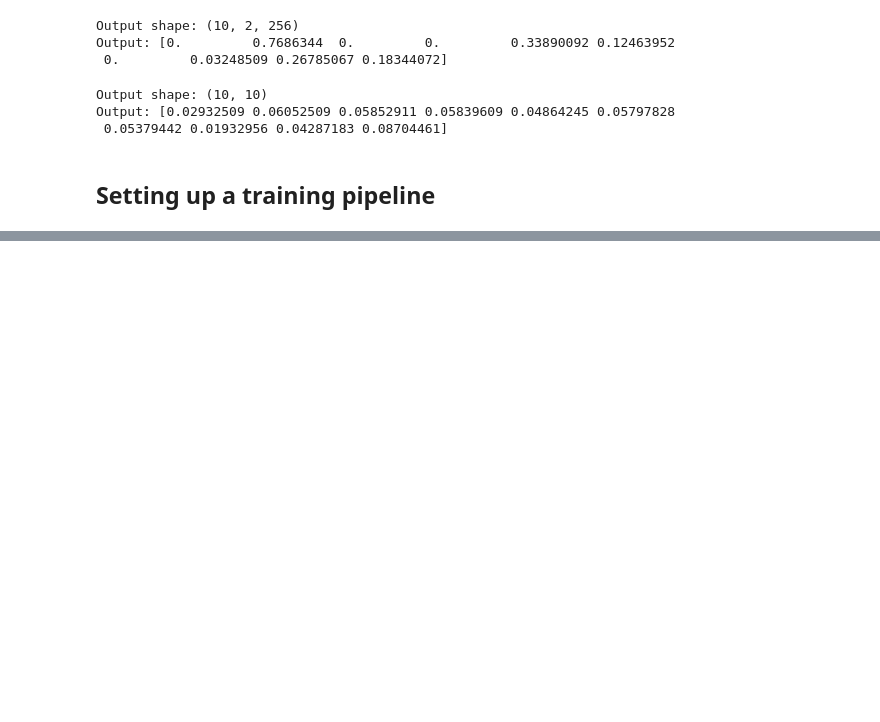
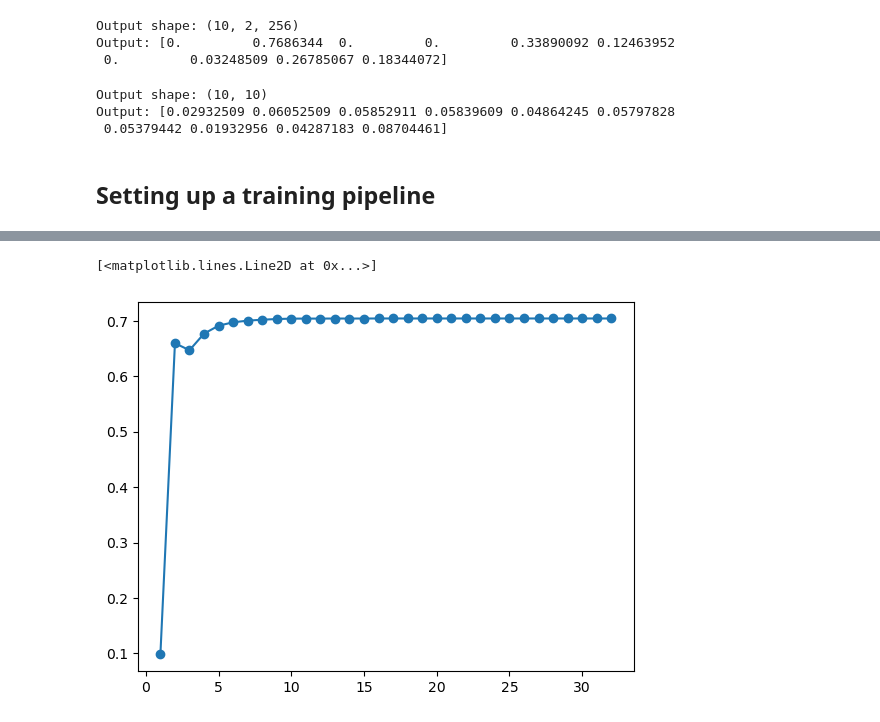
Before and after one commit to Integrated-Systems-Neuroengineering/scrramble, a Jupyter notebook: Notebooks/partial_sums_notebook.ipynb, the cells around one changed output, grey strips where cells are left out. Drawn from its saved outputs; the diff is of its cells as text; code cells hidden in the pictures; blank space fills up the shorter version.

```diff
--- a/Notebooks/partial_sums_notebook.ipynb
+++ b/Notebooks/partial_sums_notebook.ipynb
@@ -395,26 +416,34 @@ del model
 # %%
 graphdef, trained_state = nnx.split(trained_model)
 
-qmodel = PartialSumsNetwork(
-    layer_sizes=[1024, 2048, 512, 256],
-    rngs=nnx.Rngs(params=0, activations=1, permute=5, default=345),
-    activation_function=partial(qrelu, bits=32, max_value=2.0),
-    columns_per_core=256
-)
+# create a loop to iterate over bit resolution, keep the dynamic range at 3db
+res_list = jnp.arange(1, 33, 1).tolist()
+accuracy_per_res = []
 
-qgraphdef, _ = nnx.split(qmodel)
-qmodel = nnx.merge(qgraphdef, trained_state)
+for res in tqdm(res_list, total=len(res_list), desc="Quantizing models"):
+    print(f"Quantizing with {res} bits resolution...")
 
-qmodel.eval() # Switch to evaluation mode.
+    qmodel = PartialSumsNetwork(
+        layer_sizes=[1024, 2048, 512, 256],
+        rngs=nnx.Rngs(params=0, activations=1, permute=5, default=345),
+        activation_function=partial(qrelu, bits=res, max_value=2.0),
+        columns_per_core=256
+    )
 
-accuracies = []
+    qgraphdef, _ = nnx.split(qmodel)
+    qmodel = nnx.merge(qgraphdef, trained_state)
 
-# evaluate the quantized model
-for test_batch in test_ds.as_numpy_iterator():
-    preds = pred_step(qmodel, test_batch)
-    true_labels = test_batch['label']
-    accuracies.append(jnp.mean(preds == true_labels))
+    qmodel.eval() # Switch to evaluation mode.
 
-accuracy = jnp.mean(jnp.array(accuracies))
-print(f"Quantized model test accuracy: {accuracy:.4f}")
+    accuracies = []
+
+    # evaluate the quantized model
+    for test_batch in test_ds.as_numpy_iterator():
+        preds = pred_step(qmodel, test_batch)
+        true_labels = test_batch['label']
+        accuracies.append(jnp.mean(preds == true_labels))
+
+    accuracy = jnp.mean(jnp.array(accuracies))
+    accuracy_per_res.append(float(accuracy))
+    print(f"Accuracy: {accuracy:.4f}, resolution: {res} bits")
 # %% [output]
@@ -421,0 +474,5 @@ Quantized model test accuracy: 0.6991
+# %%
+plt.plot(res_list, accuracy_per_res, marker='o')
+# %% [output]
+[<matplotlib.lines.Line2D at 0x...>]
+[figure, added]
```
Also changed, not shown: parts of 6 cells of this notebook, 5 other files.
